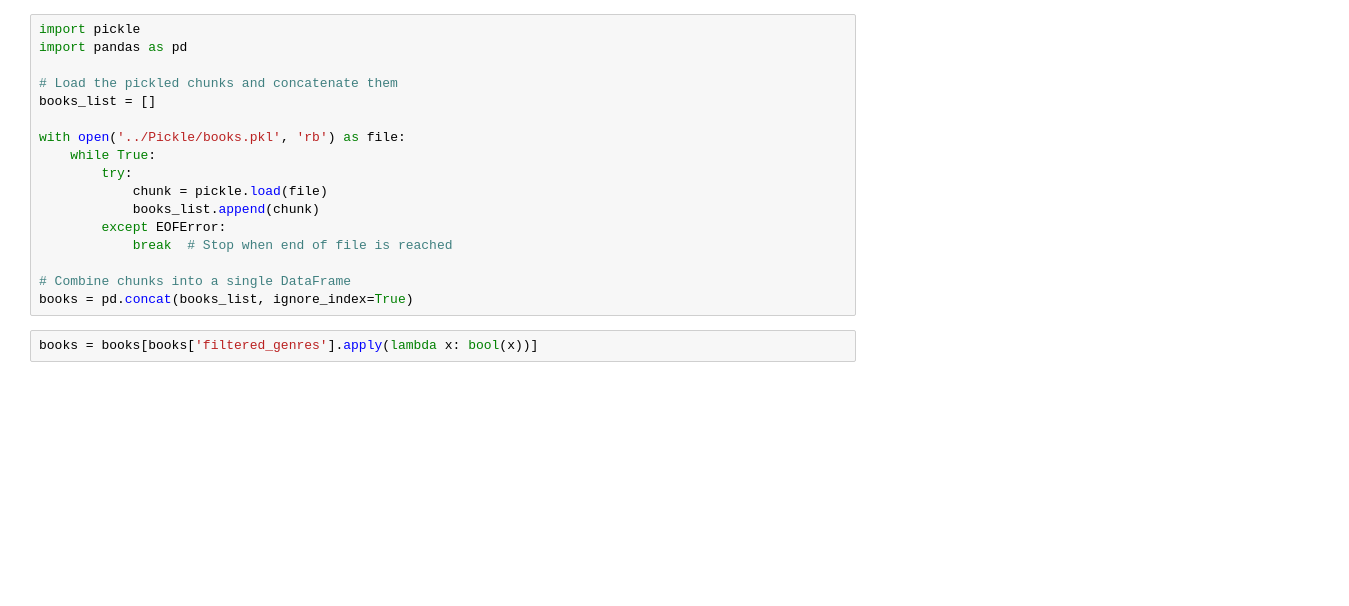
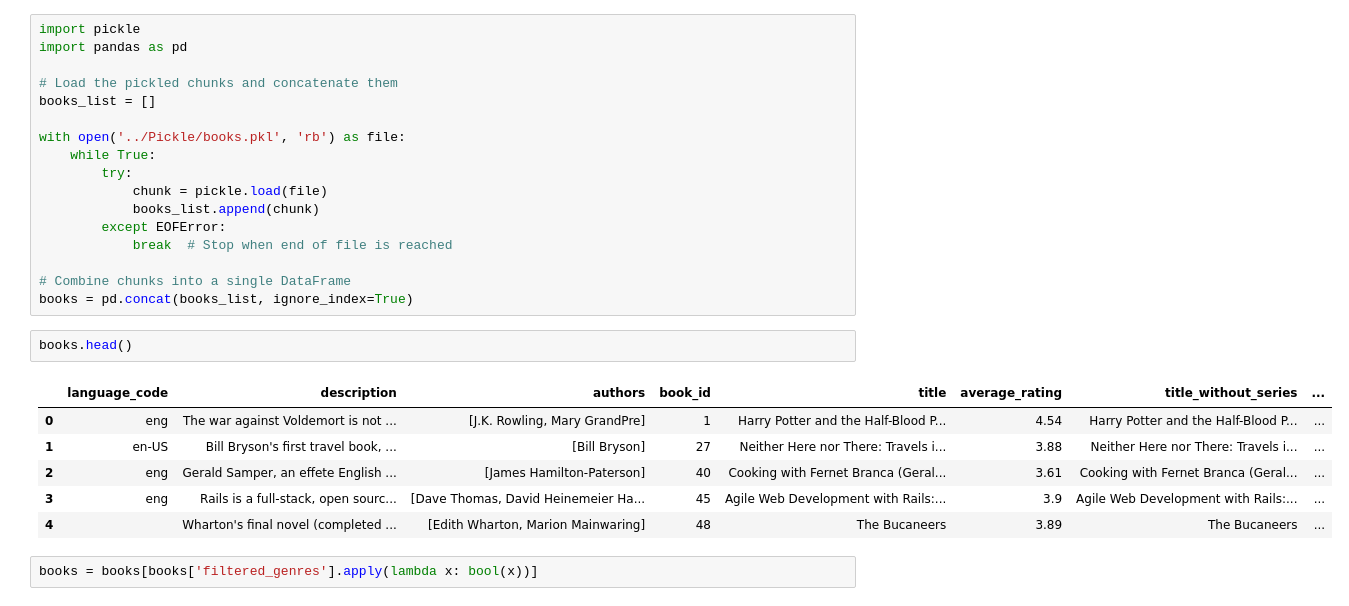
Before and after one commit to mud66/Recommender-System-GoodReads, a Jupyter notebook: Embeddings/BookEmbeddings.ipynb, the cells around one changed output. Drawn from its saved outputs; the diff is of its cells as text; blank space fills up the shorter version.

```diff
--- a/Embeddings/BookEmbeddings.ipynb
+++ b/Embeddings/BookEmbeddings.ipynb
@@ -20,6 +20,15 @@ with open('../Pickle/books.pkl', 'rb') as file:
 
 # Combine chunks into a single DataFrame
 books = pd.concat(books_list, ignore_index=True)
+# %%
+books.head()
+# %% [output]
+|  | language_code | description | authors | book_id | title | average_rating | title_without_series | ... |
+| 0 | eng | The war against Voldemort is not ... | [J.K. Rowling, Mary GrandPre] | 1 | Harry Potter and the Half-Blood P... | 4.54 | Harry Potter and the Half-Blood P... | ... |
+| 1 | en-US | Bill Bryson's first travel book, ... | [Bill Bryson] | 27 | Neither Here nor There: Travels i... | 3.88 | Neither Here nor There: Travels i... | ... |
+| 2 | eng | Gerald Samper, an effete English ... | [James Hamilton-Paterson] | 40 | Cooking with Fernet Branca (Geral... | 3.61 | Cooking with Fernet Branca (Geral... | ... |
+| 3 | eng | Rails is a full-stack, open sourc... | [Dave Thomas, David Heinemeier Ha... | 45 | Agile Web Development with Rails:... | 3.9 | Agile Web Development with Rails:... | ... |
+| 4 |  | Wharton's final novel (completed ... | [Edith Wharton, Marion Mainwaring] | 48 | The Bucaneers | 3.89 | The Bucaneers | ... |
 # %%
 books = books[books['filtered_genres'].apply(lambda x: bool(x))]
 # %%
```
Also changed, not shown: 8 other files.
